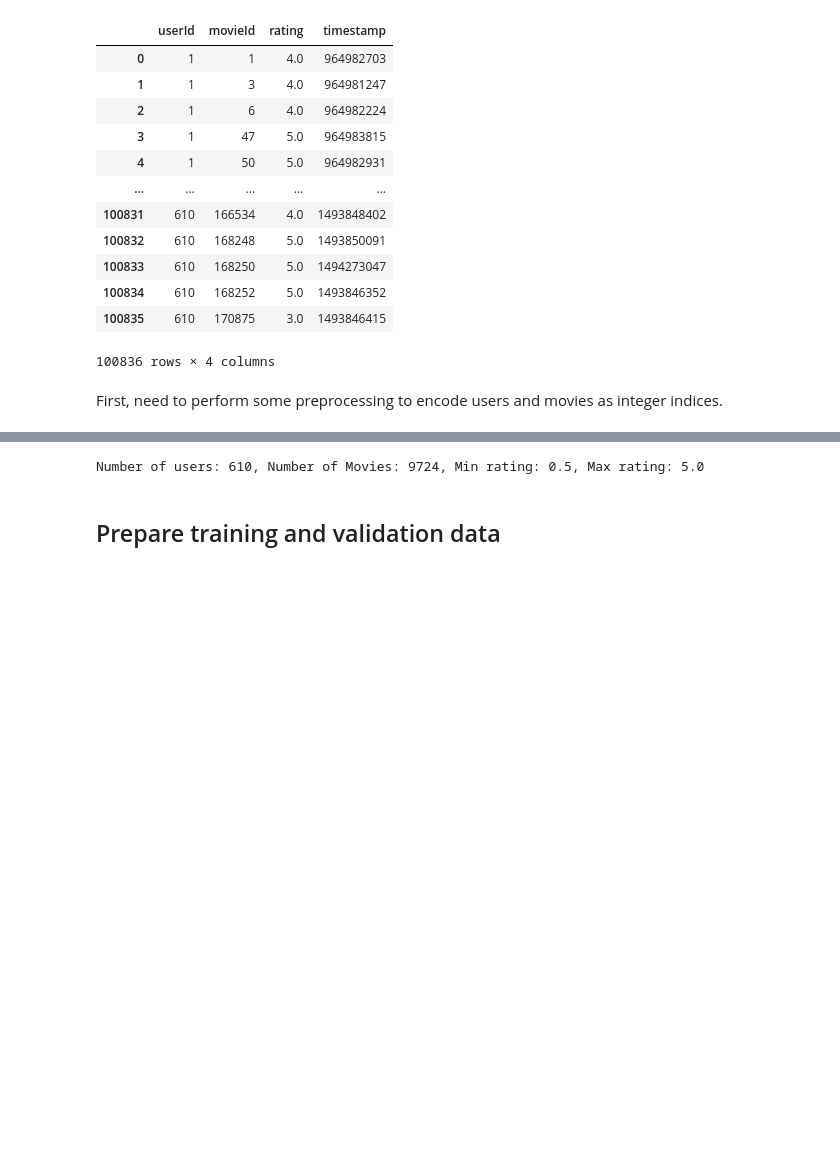
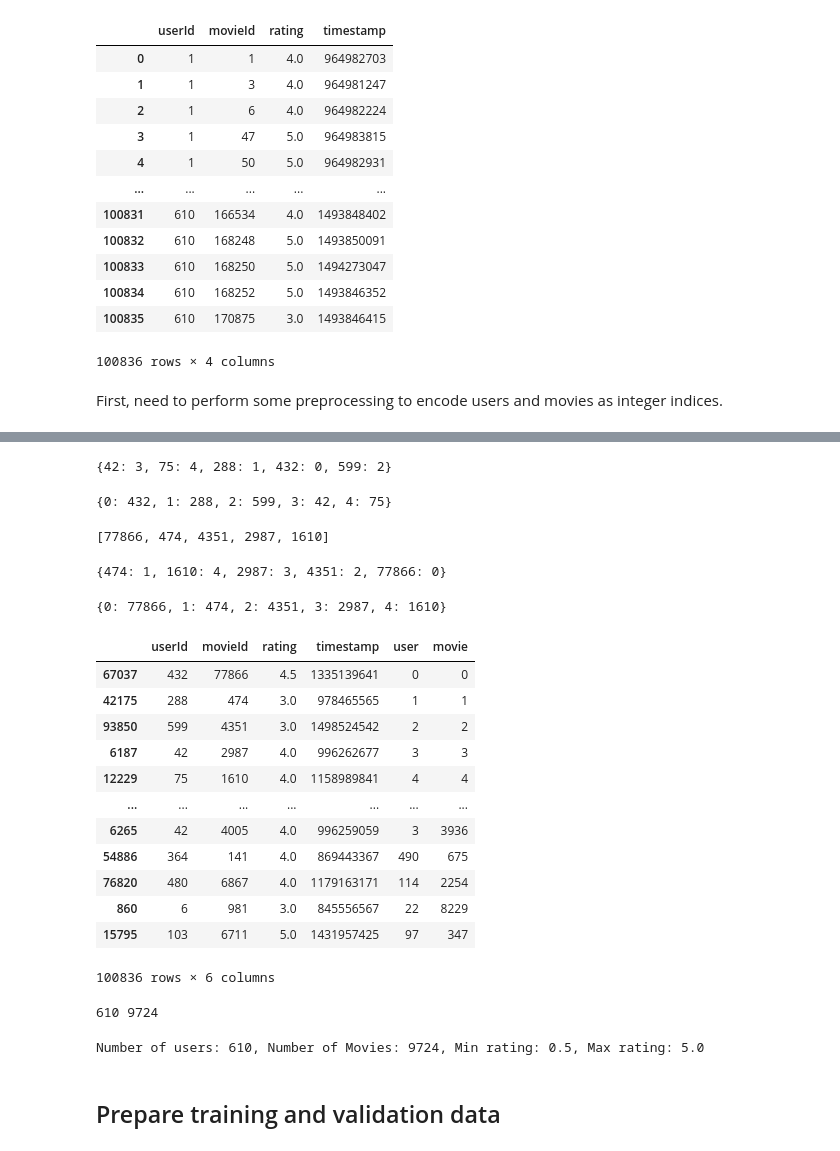
Before and after one commit to duybluemind1988/Data-science, a Jupyter notebook: Recommendation/collaborative_filtering_movielens.ipynb, the cells around one changed output, grey strips where cells are left out. Cells and saved outputs as stored; diff of their text form; code cells hidden in the pictures; blank space fills up the shorter version.

```diff
--- a/Recommendation/collaborative_filtering_movielens.ipynb
+++ b/Recommendation/collaborative_filtering_movielens.ipynb
@@ -87 +94,51 @@ First, need to perform some preprocessing to encode users and movies as integer
+# %%
+user2user_encoded = {x: i for i, x in enumerate(user_ids)}
+#print(user2user_encoded)
+dict(itertools.islice(user2user_encoded.items(), 5))
+# %% [output]
+{42: 3, 75: 4, 288: 1, 432: 0, 599: 2}
+# %%
+userencoded2user = {i: x for i, x in enumerate(user_ids)}
+dict(itertools.islice(userencoded2user.items(), 5))
+# %% [output]
+{0: 432, 1: 288, 2: 599, 3: 42, 4: 75}
+# %%
+movie_ids = df["movieId"].unique().tolist()
+movie_ids[:5]
+# %% [output]
+[77866, 474, 4351, 2987, 1610]
+# %%
+movie2movie_encoded = {x: i for i, x in enumerate(movie_ids)}
+dict(itertools.islice(movie2movie_encoded.items(), 5))
+# %% [output]
+{474: 1, 1610: 4, 2987: 3, 4351: 2, 77866: 0}
+# %%
+movie_encoded2movie = {i: x for i, x in enumerate(movie_ids)}
+dict(itertools.islice(movie_encoded2movie.items(), 5))
+# %% [output]
+{0: 77866, 1: 474, 2: 4351, 3: 2987, 4: 1610}
+# %%
+df["user"] = df["userId"].map(user2user_encoded)
+df["movie"] = df["movieId"].map(movie2movie_encoded)
+df
+# %% [output]
+|  | userId | movieId | rating | timestamp | user | movie |
+| 67037 | 432 | 77866 | 4.5 | 1335139641 | 0 | 0 |
+| 42175 | 288 | 474 | 3.0 | 978465565 | 1 | 1 |
+| 93850 | 599 | 4351 | 3.0 | 1498524542 | 2 | 2 |
+| 6187 | 42 | 2987 | 4.0 | 996262677 | 3 | 3 |
+| 12229 | 75 | 1610 | 4.0 | 1158989841 | 4 | 4 |
+| ... | ... | ... | ... | ... | ... | ... |
+| 6265 | 42 | 4005 | 4.0 | 996259059 | 3 | 3936 |
+| 54886 | 364 | 141 | 4.0 | 869443367 | 490 | 675 |
+| 76820 | 480 | 6867 | 4.0 | 1179163171 | 114 | 2254 |
+| 860 | 6 | 981 | 3.0 | 845556567 | 22 | 8229 |
+| 15795 | 103 | 6711 | 5.0 | 1431957425 | 97 | 347 |
+100836 rows × 6 columns
+# %%
+num_users = len(user2user_encoded)
+num_movies = len(movie_encoded2movie)
+print(num_users,num_movies)
+# %% [output]
+610 9724
 # %%
```
Also changed, not shown: parts of 3 cells of this notebook.
